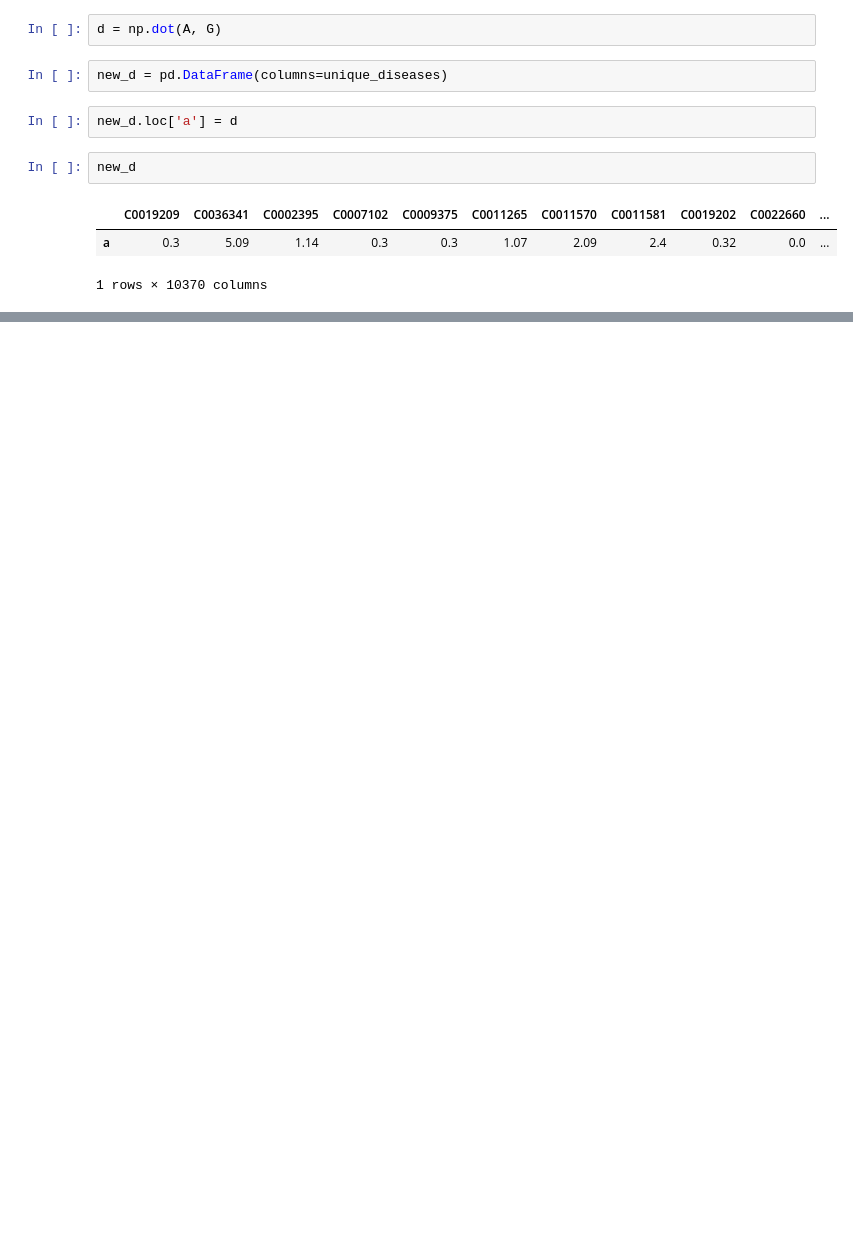
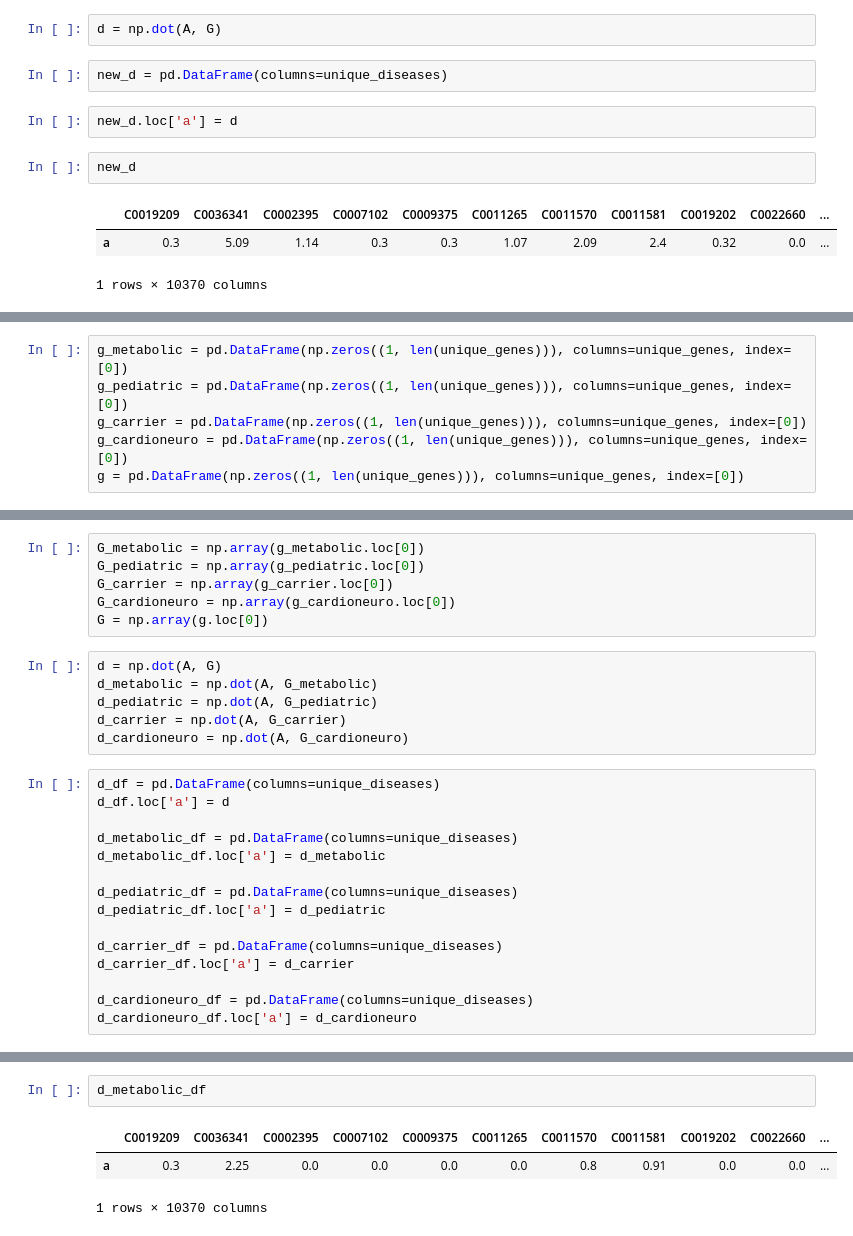
Before and after one commit to hlml-toronto/undiagnosed-1, a Jupyter notebook: script.ipynb, the cells around one changed output, grey strips where cells are left out. Drawn from its saved outputs; the diff is of its cells as text; blank space fills up the shorter version.

```diff
--- a/script.ipynb
+++ b/script.ipynb
@@ -327,0 +326,6 @@ new_d
+# %%
+g_metabolic = pd.DataFrame(np.zeros((1, len(unique_genes))), columns=unique_genes, index=[0])
+g_pediatric = pd.DataFrame(np.zeros((1, len(unique_genes))), columns=unique_genes, index=[0])
+g_carrier = pd.DataFrame(np.zeros((1, len(unique_genes))), columns=unique_genes, index=[0])
+g_cardioneuro = pd.DataFrame(np.zeros((1, len(unique_genes))), columns=unique_genes, index=[0])
+g = pd.DataFrame(np.zeros((1, len(unique_genes))), columns=unique_genes, index=[0])
@@ -327,0 +357,27 @@ new_d
+# %%
+G_metabolic = np.array(g_metabolic.loc[0])
+G_pediatric = np.array(g_pediatric.loc[0])
+G_carrier = np.array(g_carrier.loc[0])
+G_cardioneuro = np.array(g_cardioneuro.loc[0])
+G = np.array(g.loc[0])
+# %%
+d = np.dot(A, G)
+d_metabolic = np.dot(A, G_metabolic)
+d_pediatric = np.dot(A, G_pediatric)
+d_carrier = np.dot(A, G_carrier)
+d_cardioneuro = np.dot(A, G_cardioneuro)
+# %%
+d_df = pd.DataFrame(columns=unique_diseases)
+d_df.loc['a'] = d
+
+d_metabolic_df = pd.DataFrame(columns=unique_diseases)
+d_metabolic_df.loc['a'] = d_metabolic
+
+d_pediatric_df = pd.DataFrame(columns=unique_diseases)
+d_pediatric_df.loc['a'] = d_pediatric
+
+d_carrier_df = pd.DataFrame(columns=unique_diseases)
+d_carrier_df.loc['a'] = d_carrier
+
+d_cardioneuro_df = pd.DataFrame(columns=unique_diseases)
+d_cardioneuro_df.loc['a'] = d_cardioneuro
@@ -327,0 +390,6 @@ new_d
+# %%
+d_metabolic_df
+# %% [output]
+|  | C0019209 | C0036341 | C0002395 | C0007102 | C0009375 | C0011265 | C0011570 | C0011581 | C0019202 | C0022660 | ... |
+| a | 0.3 | 2.25 | 0.0 | 0.0 | 0.0 | 0.0 | 0.8 | 0.91 | 0.0 | 0.0 | ... |
+1 rows × 10370 columns
```
Also changed, not shown: parts of 16 cells of this notebook, 5 other files.
